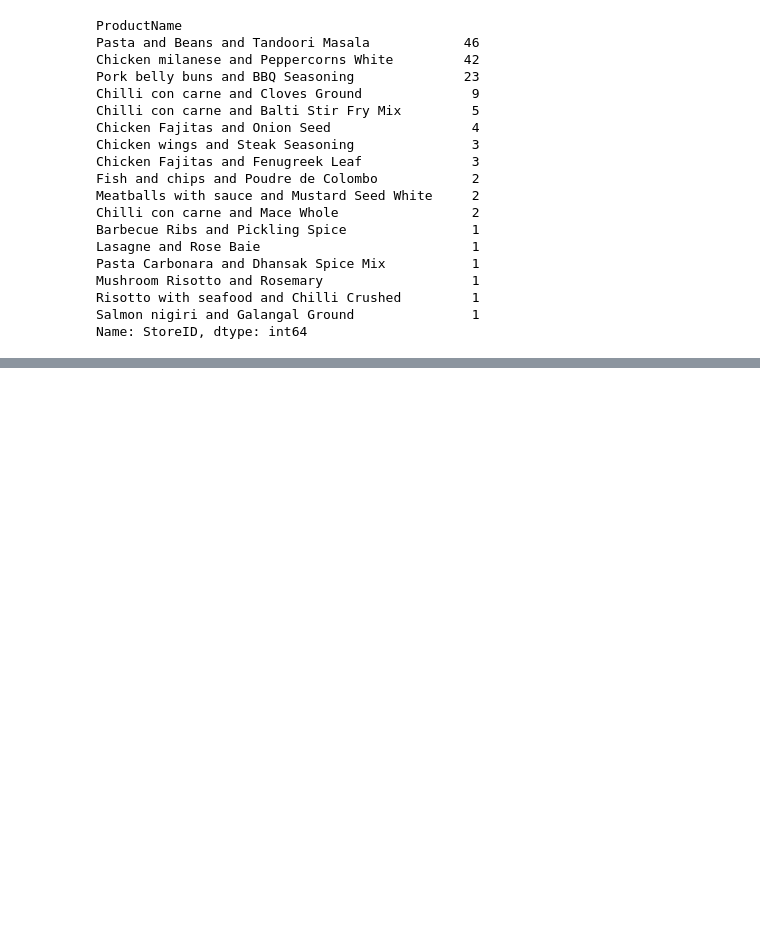
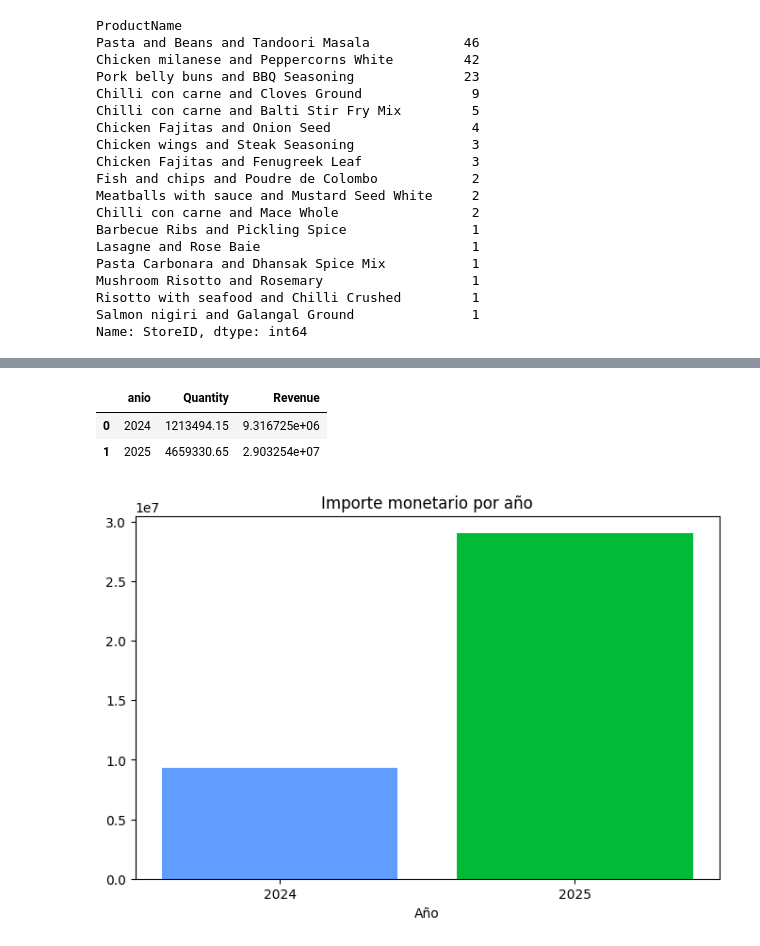
Before and after one commit to diosimar/demand_forcasting_and_promotions, a Jupyter notebook: notebooks/01_EDA.ipynb, the cells around one changed output, grey strips where cells are left out. Cells and saved outputs as stored; diff of their text form; code cells hidden in the pictures; blank space fills up the shorter version.

Commit message:
Ajuste en el fichero utils_viz.py del modulo src,  agregación general de análisis EDA

```diff
--- a/notebooks/01_EDA.ipynb
+++ b/notebooks/01_EDA.ipynb
@@ -297,0 +298,16 @@ Realizar analisis de tendencias  en series temporales,  con el objetivo de descu
+# %%
+# para un analisis más completo a  unidad  temporal,  se extrae  caracteristicas granulares de la fecha,  tales como año,  mes,  dia de la semana. Permitiendo identificar patrones  diarios  del importe  monetario total
+# ajuste de configuración regional a español
+try:
+     locale.setlocale(locale.LC_TIME, 'es_ES.UTF-8')
+except locale.Error:
+     locale.setlocale(locale.LC_TIME, 'Spanish_Spain.1252')
+
+# feature  creados sobre  Date
+data['anio'] = data.Date.dt.year
+data['mes_num'] = data.Date.dt.month
+data['mes_nom'] = data.Date.dt.month_name()
+data['dia_fecha'] = data.Date.dt.day
+data['dia_nom'] = data.Date.dt.day_name()
+data['dia_semana'] = data.Date.dt.dayofweek
+data['trimestre'] = data.Date.dt.quarter
@@ -297,0 +329,18 @@ Realizar analisis de tendencias  en series temporales,  con el objetivo de descu
+# %%
+total_anual = data.groupby('anio')[['Quantity', 'Revenue']].sum().reset_index()
+# %%
+total_anual
+# %% [output]
+|  | anio | Quantity | Revenue |
+| 0 | 2024 | 1213494.15 | 9.316725e+06 |
+| 1 | 2025 | 4659330.65 | 2.903254e+07 |
+# %%
+plt.figure(figsize=(8,5))
+
+plt.bar(x = total_anual.anio, height= total_anual.Revenue , tick_label = list(total_anual.anio ), color = ["#619cff","#00ba38"])
+plt.xlabel("Año")
+plt.title("Importe monetario por año")
+#plt.xticks(rotation=45)
+plt.show()
+# %% [output]
+[figure, added]
```
Also changed, not shown: parts of 14 cells of this notebook, 1 other file.
